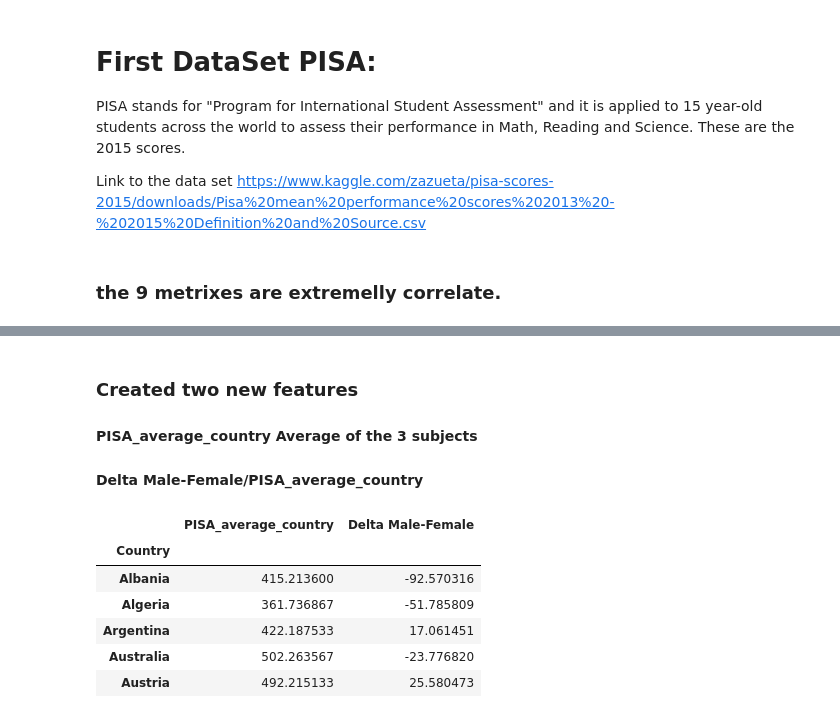
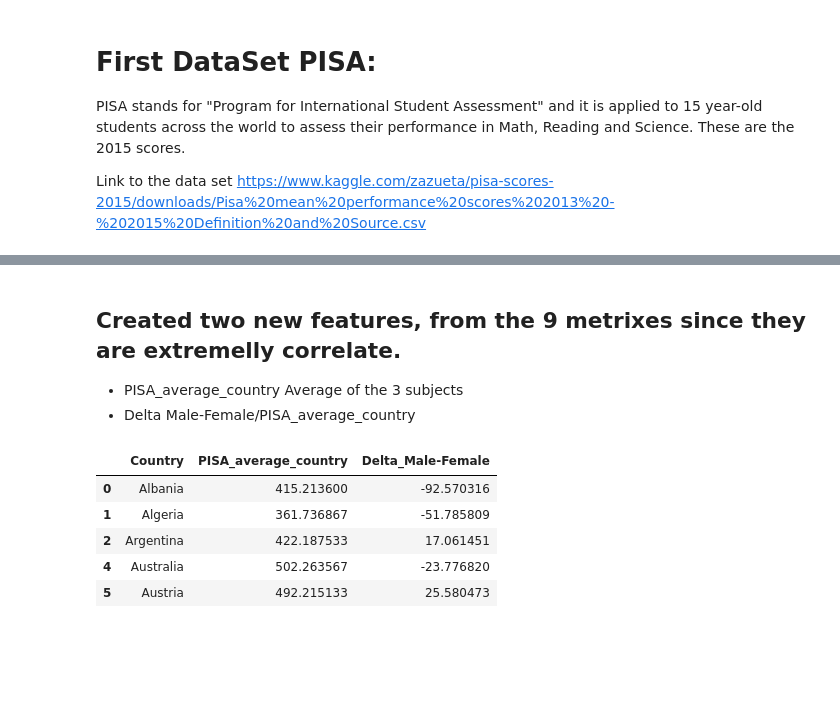
Before and after one commit to EnzoCalogero/Python_DataScience, a Jupyter notebook: course2/Assignment4.ipynb, the cells around one changed output, grey strips where cells are left out. Cells and saved outputs as stored; diff of their text form; code cells hidden in the pictures; blank space fills up the shorter version.

```diff
--- a/course2/Assignment4.ipynb
+++ b/course2/Assignment4.ipynb
@@ -44,24 +47,17 @@ import numpy as np
 import matplotlib.pyplot as plt
 %matplotlib notebook
 # %%
-df = pd.read_csv('PISAData.csv', nrows=1161)
-df=df[['Country Name','Series Name','2015 [YR2015]']]
-df.columns=['Country','Series','Score_2015']
-df['Score_2015'][df['Score_2015']=='..']=np.NaN
-df['Score_2015']=df['Score_2015'].astype(float)
+PISA = pd.read_csv('/home/dio/Coursera_Python/dati/PISAData.csv', nrows=1161)
+PISA=PISA[['Country Name','Series Name','2015 [YR2015]']]
+PISA.columns=['Country','Series','Score_2015']
+PISA['Score_2015'][PISA['Score_2015']=='..']=np.NaN
+PISA['Score_2015']=PISA['Score_2015'].astype(float)
 
-df=df.pivot_table(index=['Country'],columns=['Series'],values=['Score_2015'])
-l0=df.columns.get_level_values(0)
-l1=df.columns.get_level_values(1)
-names=[x[1] if x[1] else x[0] for x in zip (l0,l1)]
-#df.columns=names
+PISA=PISA.pivot_table(index=['Country'],columns=['Series'],values=['Score_2015'])
+
 names2=['mathematics','mathematics_Female','mathematics_Male','reading','reading_Female','reading_Male','science','science_Female','science_Male']
-df.columns=names2
-
-df.reset_index()
-df=df.dropna()
+PISA.columns=names2
+PISA=PISA.reset_index()
-# %% [markdown]
-### the 9 metrixes are extremelly correlate.
 # %%
 df.corr()
 # %% [output]
@@ -76,19 +72,19 @@ df.corr()
 | science_Female | 0.968043 | 0.971142 | 0.957648 | 0.948941 | 0.955596 | 0.928381 | 0.992877 | ... |
 | science_Male | 0.969146 | 0.954710 | 0.975821 | 0.965100 | 0.944049 | 0.969292 | 0.993877 | ... |
 # %% [markdown]
-### Created two new features
-#### PISA_average_country Average of the 3 subjects
-#### Delta Male-Female/PISA_average_country
+## Created two new features, from the 9 metrixes since they are extremelly correlate.
+- PISA_average_country Average of the 3 subjects
+- Delta Male-Female/PISA_average_country
 # %%
-df['PISA_average_country']=(df['mathematics']+df['reading']+df['science'])/3.0
-df['Delta Male-Female']=df['mathematics_Male']-df['mathematics_Female']+df['reading_Male']-df['reading_Female']+df['science_Male']-df['science_Female']
-df=df[['PISA_average_country','Delta Male-Female']]
-df.head()
+PISA['PISA_average_country']=(PISA['mathematics']+PISA['reading']+PISA['science'])/3.0
+PISA['Delta_Male-Female']=PISA['mathematics_Male']-PISA['mathematics_Female']+PISA['reading_Male']-PISA['reading_Female']+PISA['science_Male']-PISA['science_Female']
+PISA=PISA[['Country','PISA_average_country','Delta_Male-Female']]
+PISA=PISA.dropna()
+PISA.head()
 # %% [output]
-|  | PISA_average_country | Delta Male-Female |
-| Country |  |  |
-| Albania | 415.213600 | -92.570316 |
-| Algeria | 361.736867 | -51.785809 |
-| Argentina | 422.187533 | 17.061451 |
-| Australia | 502.263567 | -23.776820 |
-| Austria | 492.215133 | 25.580473 |
+|  | Country | PISA_average_country | Delta_Male-Female |
+| 0 | Albania | 415.213600 | -92.570316 |
+| 1 | Algeria | 361.736867 | -51.785809 |
+| 2 | Argentina | 422.187533 | 17.061451 |
+| 4 | Australia | 502.263567 | -23.776820 |
+| 5 | Austria | 492.215133 | 25.580473 |
```
Also changed, not shown: parts of 24 cells of this notebook, 1 other file.
